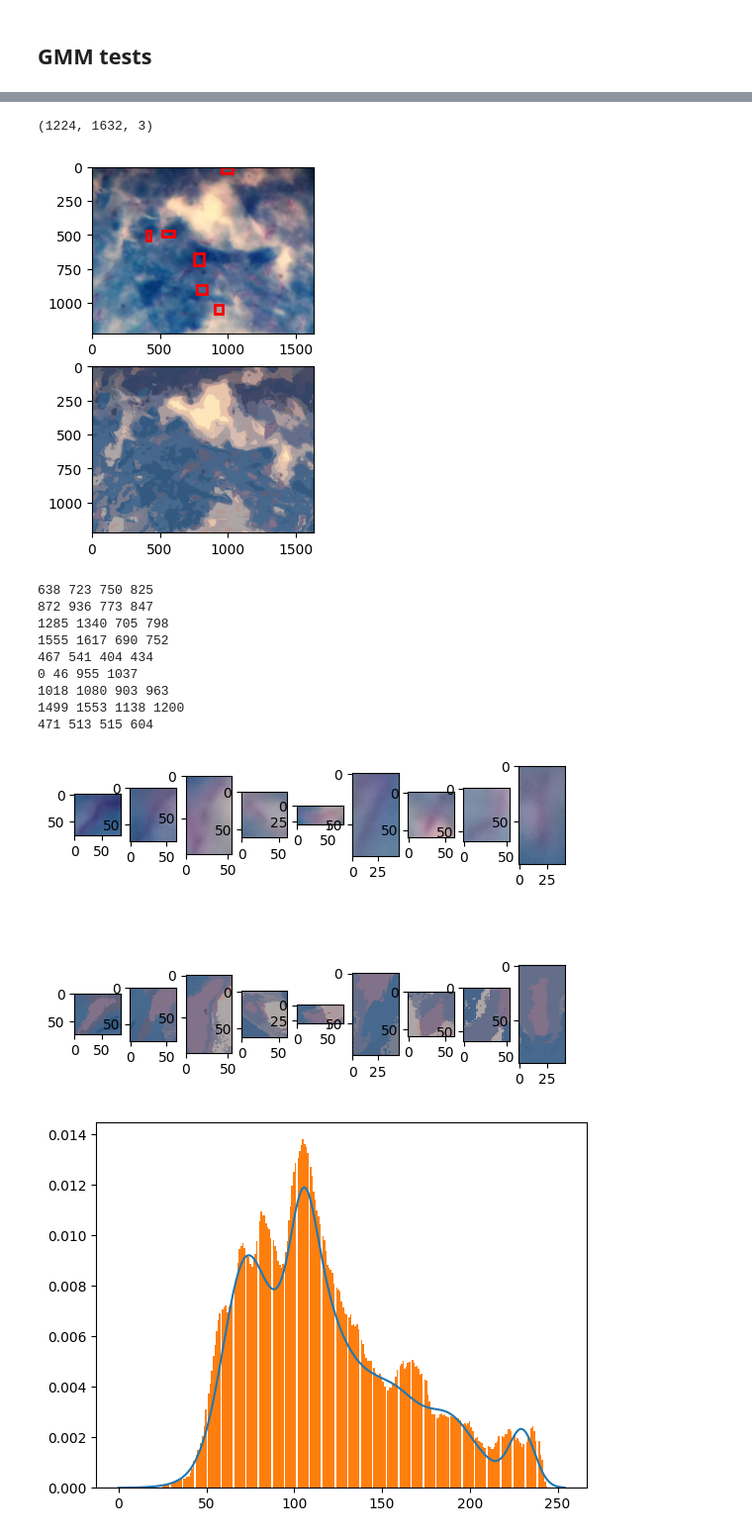
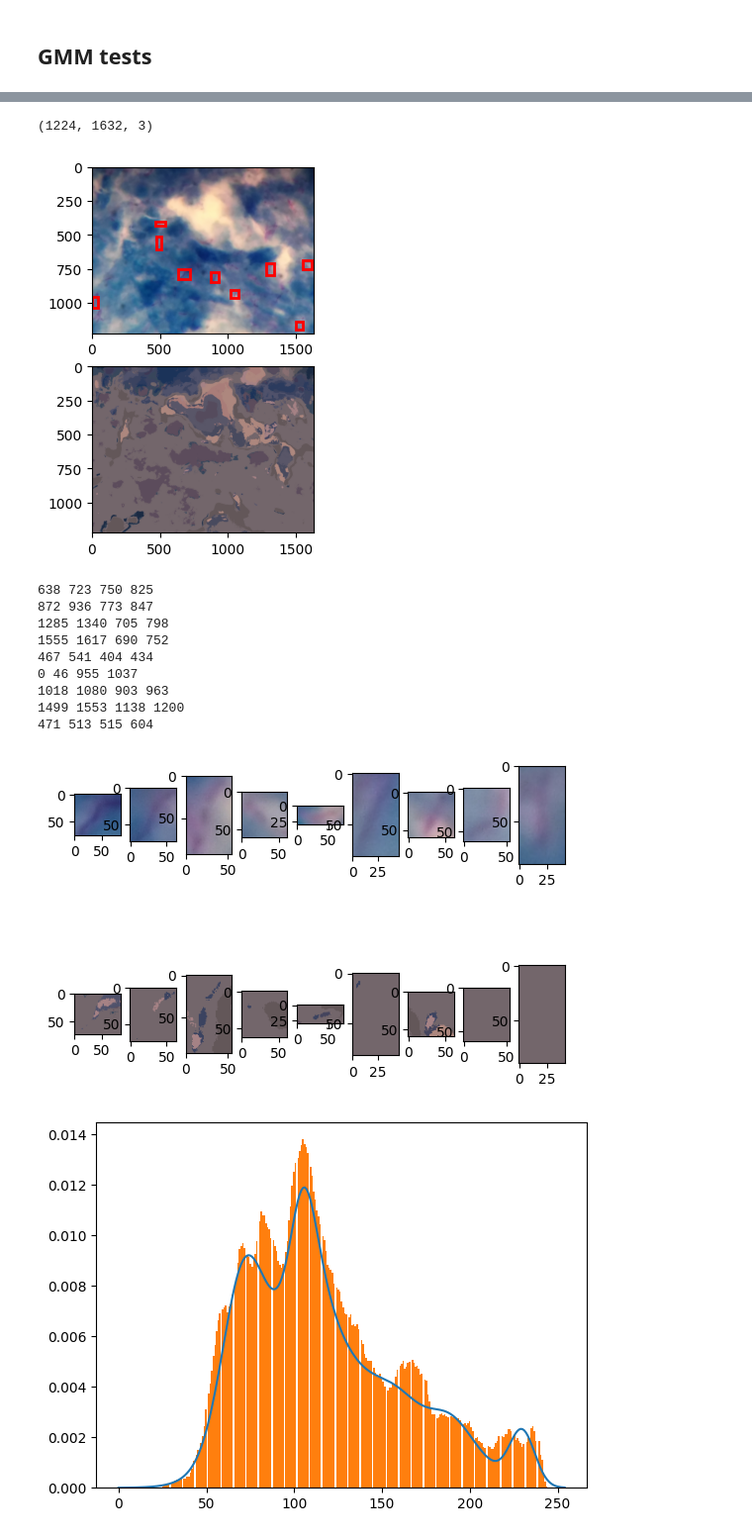
Before and after one commit to IAntoineV/GDA, a Jupyter notebook: medical_exp.ipynb, the cells around one changed output, grey strips where cells are left out. Shown: that part at 99% size. Cells and saved outputs as stored; diff of their text form; code cells hidden in the pictures.

```diff
--- a/medical_exp.ipynb
+++ b/medical_exp.ipynb
@@ -80,7 +80,7 @@ from GMMs import GMM
 
 model = GMM(20)
 
-model.fit(x_pixel[:int(1e6)], verbose=True)
+model.fit(x_pixel[:int(1e5)], verbose=True)
 # %% [output]
 0.0% fit
 1.0% fit
@@ -89,32 +102,32 @@ model.fit(x_pixel[:int(1e6)], verbose=True)
 # %%
 def transform_img(img, trained_model):
     img_shape = img.shape
     img_pixeled = img.reshape(-1,3)
     classes = trained_model.predict(img_pixeled)
     predicted_pixeled = trained_model.means_[classes]
     img_pred = predicted_pixeled.reshape(img_shape)
     return img_pred
 
 def add_labels(boxes, ax):
     for box in boxes:
         xmin,xmax,ymin,ymax, _ = box
         xmin,xmax,ymin,ymax = int(xmin),int(xmax),int(ymin),int(ymax)
-        rectangle = patches.Rectangle((ymin, xmin), ymax - ymin, xmax - xmin,
+        rectangle = patches.Rectangle((xmin, ymin), xmax - xmin, ymax - ymin,
                          linewidth=2, edgecolor='red', facecolor='none')
         ax.add_patch(rectangle)
 
 
 img_0 = x[0]
 result = transform_img(img_0, model)
 result = np.rint(result).astype(np.uint8)
 fix,ax = plt.subplots(2,1)
 add_labels(y[0], ax[0])
 ax[0].imshow(img_0)
 ax[1].imshow(result)
 print(img_0.shape)
 # %% [output]
 (1224, 1632, 3)
-[figure, old version]
+[figure, new version]
 # %%
 img_0 = x[0]
 result = transform_img(img_0, model)
@@ -124,6 +137,8 @@ fix,ax = plt.subplots(2,nb_box)
 for k,box in enumerate(y[0]):
     xmin,xmax,ymin,ymax, _ = box
     xmin,xmax,ymin,ymax = int(xmin),int(xmax),int(ymin),int(ymax)
+    xmin, ymin = max(0, xmin), max(0, ymin)
+    xmax, ymax = min(img_0.shape[1], xmax), min(img_0.shape[0], ymax)
     print(xmin,xmax,ymin,ymax)
     ax[0][k].imshow(img_0[ymin:ymax, xmin:xmax])
     ax[1][k].imshow(result[ymin:ymax, xmin:xmax])
@@ -137,7 +152,7 @@ for k,box in enumerate(y[0]):
 1018 1080 903 963
 1499 1553 1138 1200
 471 513 515 604
-[figure, old version]
+[figure, new version]
 # %%
 
 def marginal_density(gmm_means, gmm_covs, gmm_probs, dim_to_keep, points):
```
Also changed, not shown: parts of 1 cell of this notebook.
